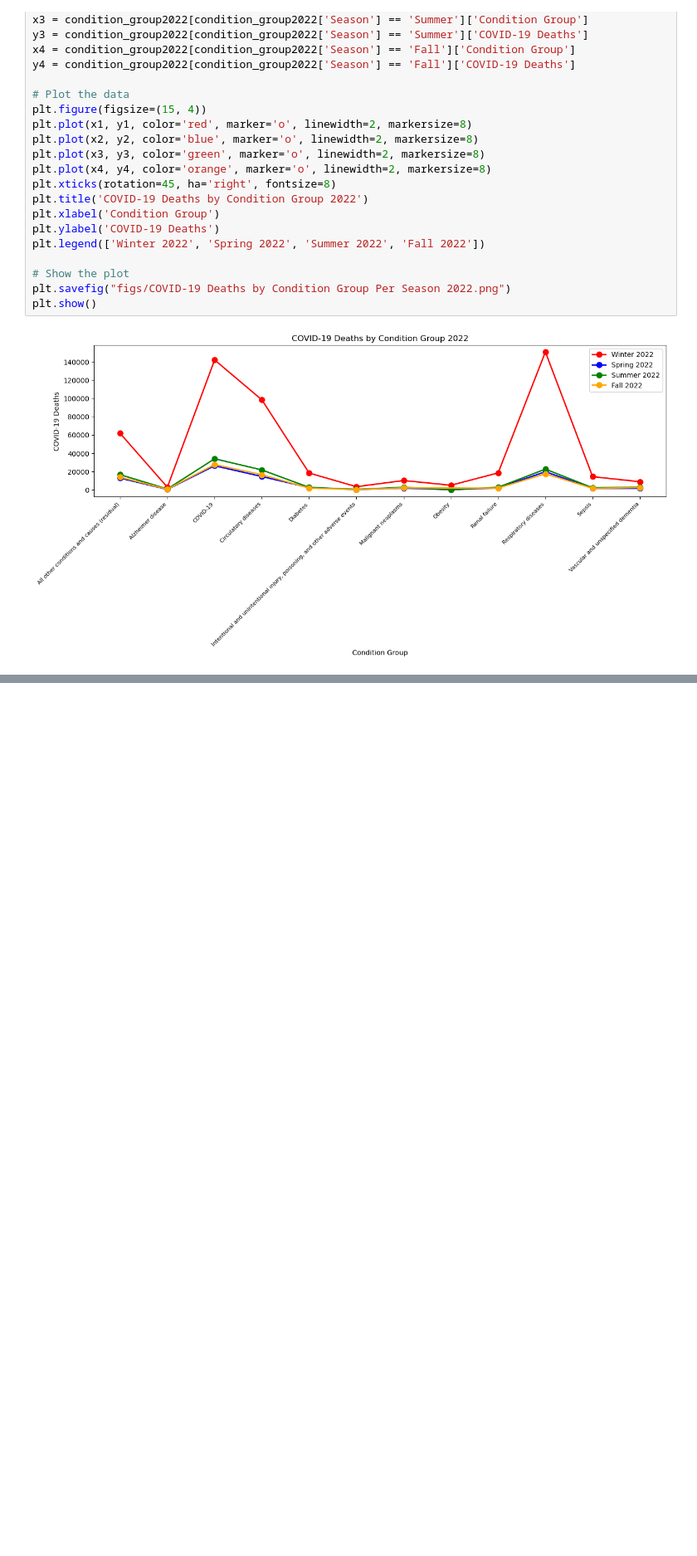
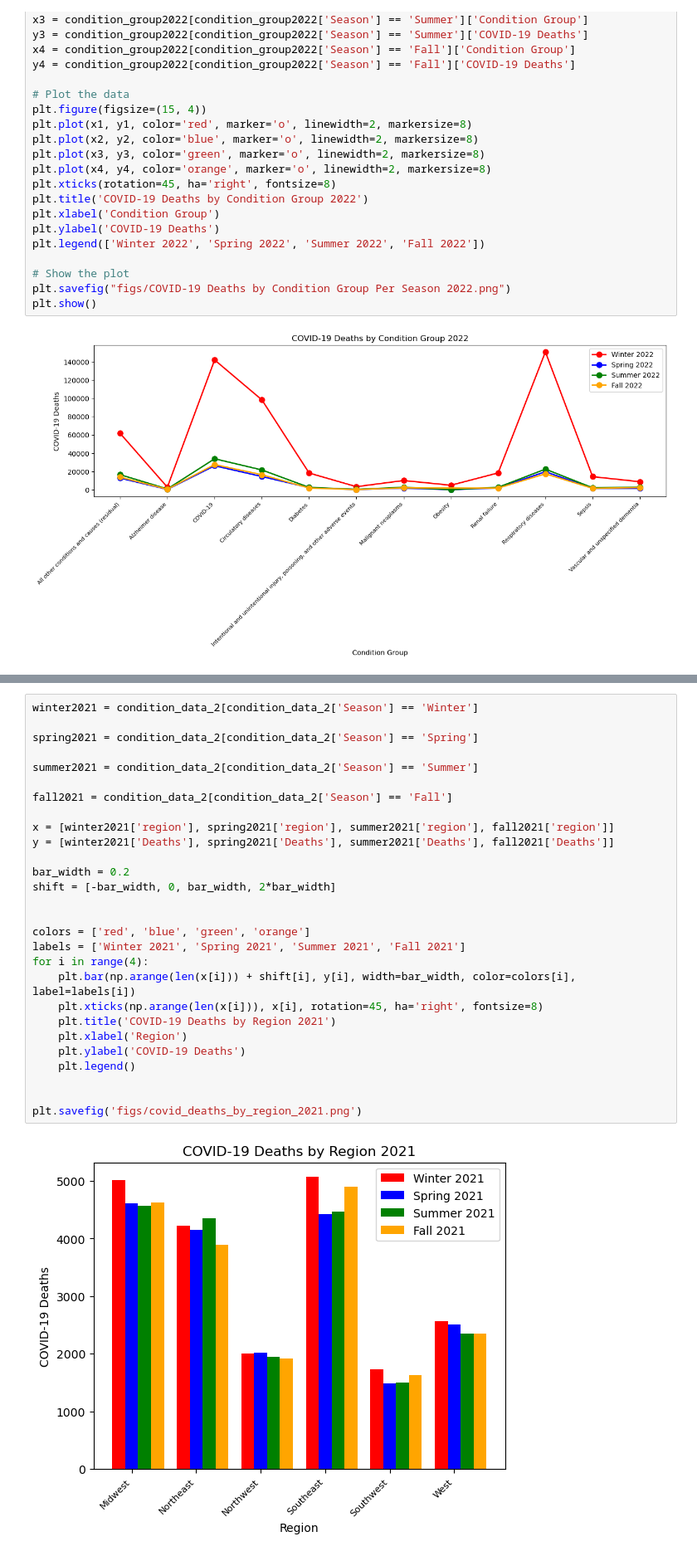
Before and after one commit to willbang548/Group_1, a Jupyter notebook: main.ipynb, the cells around one changed output, grey strips where cells are left out. Shown at 83% size. Drawn from its saved outputs; the diff is of its cells as text; blank space fills up the shorter version.

Commit message:
Seasons and regions

```diff
--- a/main.ipynb
+++ b/main.ipynb
@@ -635,0 +750,30 @@ plt.show()
+# %%
+winter2021 = condition_data_2[condition_data_2['Season'] == 'Winter']
+
+spring2021 = condition_data_2[condition_data_2['Season'] == 'Spring']
+
+summer2021 = condition_data_2[condition_data_2['Season'] == 'Summer']
+
+fall2021 = condition_data_2[condition_data_2['Season'] == 'Fall']
+
+x = [winter2021['region'], spring2021['region'], summer2021['region'], fall2021['region']]
+y = [winter2021['Deaths'], spring2021['Deaths'], summer2021['Deaths'], fall2021['Deaths']]
+
+bar_width = 0.2
+shift = [-bar_width, 0, bar_width, 2*bar_width]
+
+
+colors = ['red', 'blue', 'green', 'orange']
+labels = ['Winter 2021', 'Spring 2021', 'Summer 2021', 'Fall 2021']
+for i in range(4):
+    plt.bar(np.arange(len(x[i])) + shift[i], y[i], width=bar_width, color=colors[i], label=labels[i])
+    plt.xticks(np.arange(len(x[i])), x[i], rotation=45, ha='right', fontsize=8)
+    plt.title('COVID-19 Deaths by Region 2021')
+    plt.xlabel('Region')
+    plt.ylabel('COVID-19 Deaths')
+    plt.legend()
+
+
+plt.savefig('figs/covid_deaths_by_region_2021.png')
+# %% [output]
+[figure, added]
```
Also changed, not shown: parts of 4 cells of this notebook, 8 other files.
